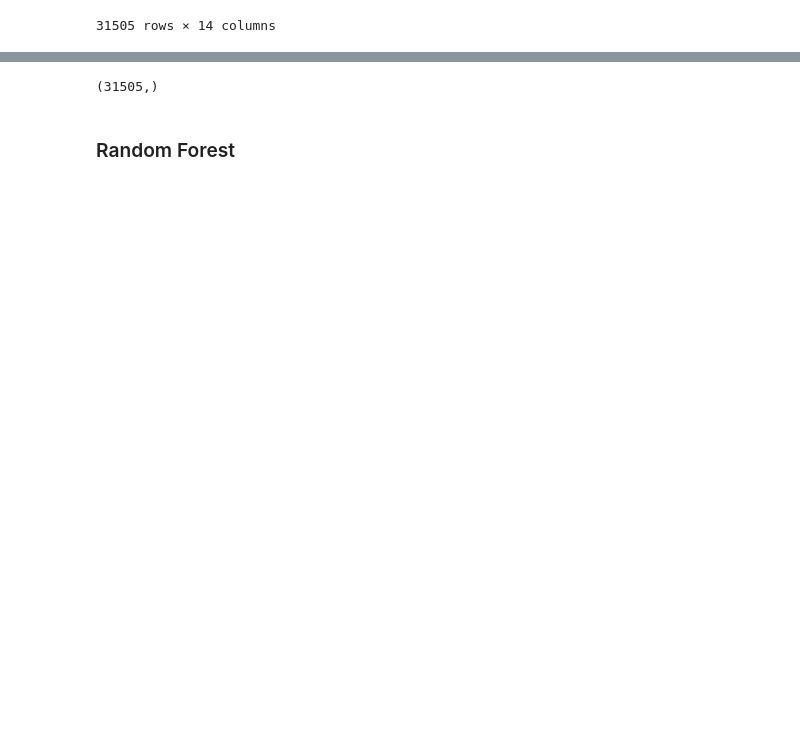
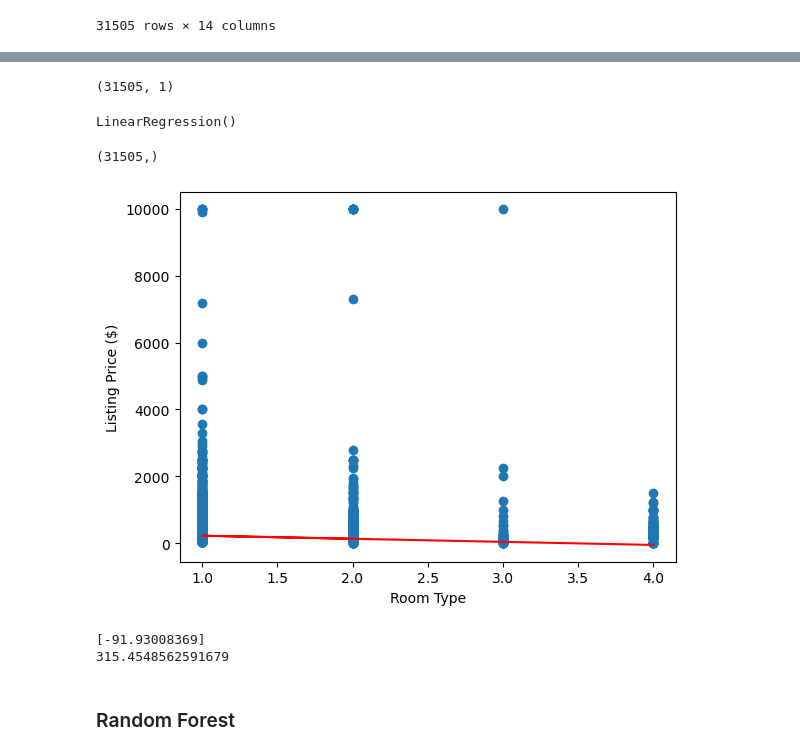
Before and after one commit to lkachury/airbnb_final_project, a Jupyter notebook: Machine_Learning.ipynb, the cells around one changed output, grey strips where cells are left out. Drawn from its saved outputs; the diff is of its cells as text; code cells hidden in the pictures; blank space fills up the shorter version.

```diff
--- a/Machine_Learning.ipynb
+++ b/Machine_Learning.ipynb
@@ -170 +181,6 @@ X.shape
+# %%
+# Examine the shape of X
+X.shape
+# %% [output]
+(31505, 1)
 # %%
@@ -172 +192,6 @@ y = listings_df.price
+# %%
+# After a model is instantiated, it will analyze the data and attempt to learn patterns in the data (train the model)
+model.fit(X, y)
+# %% [output]
+LinearRegression()
 # %%
@@ -176,5 +200,21 @@ y_pred = model.predict(X)
 print(y_pred.shape)
 # %% [output]
 (31505,)
+# %%
+# Plot the predictions as a red line against the data point
+plt.scatter(X, y)
+plt.xlabel("Room Type")
+plt.ylabel("Listing Price ($)")
+plt.plot(X, y_pred, color='red')
+plt.show()
+# %% [output]
+[figure, added]
+# %%
+# Examine the specific parameters of our model: the slope and the y-intercept
+print(model.coef_)
+print(model.intercept_)
+# %% [output]
+[-91.93008369]
+315.4548562591679
 # %% [markdown]
 ### Random Forest
```
Also changed, not shown: parts of 8 cells of this notebook, 5 other files.
